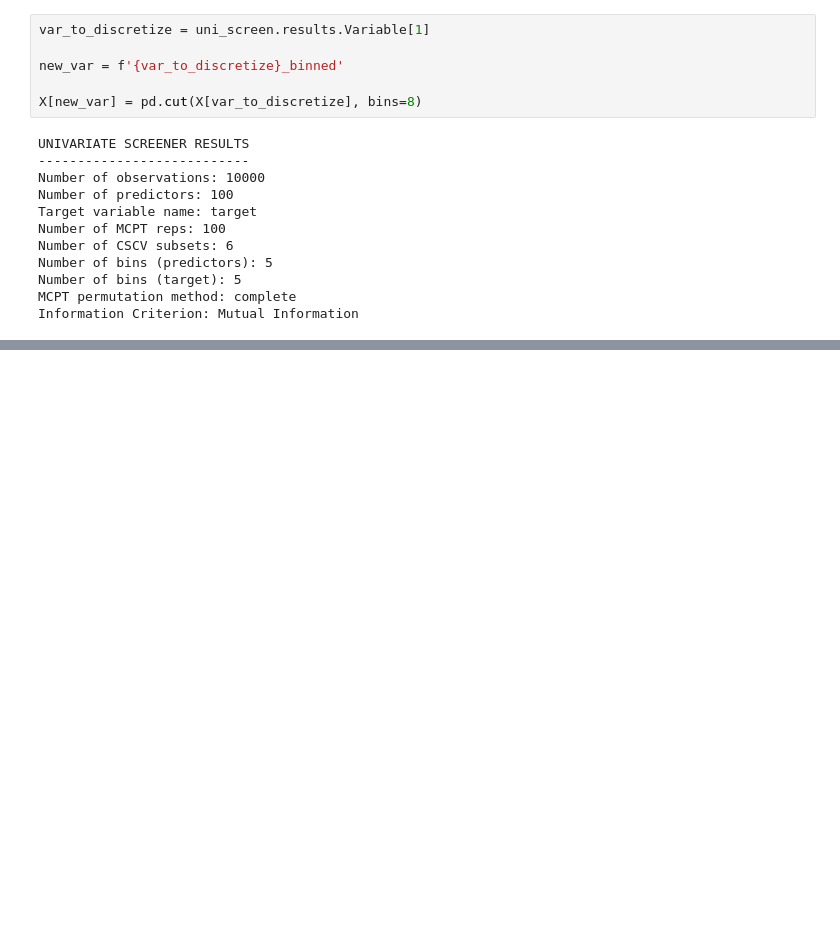
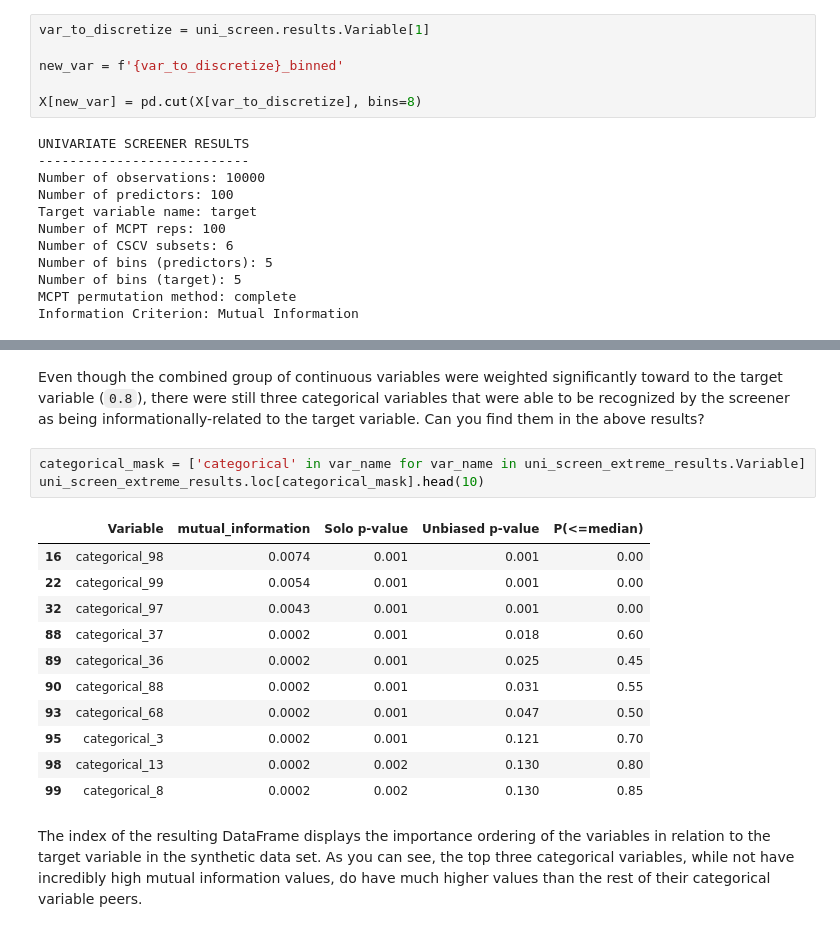
Before and after one commit to narrowgateai/narrowgateai.github.io, a Jupyter notebook: notebooks/nominal2ordinal/nominal2ordinal.ipynb, the cells around one changed output, grey strips where cells are left out. Drawn from its saved outputs; the diff is of its cells as text; blank space fills up the shorter version.

```diff
--- a/notebooks/nominal2ordinal/nominal2ordinal.ipynb
+++ b/notebooks/nominal2ordinal/nominal2ordinal.ipynb
@@ -121,0 +272,19 @@ Index(['x0', 'x1', 'x2', 'x3', 'x4', 'x5', 'x6', 'x7', 'x8', 'x9',
+# %% [markdown]
+Even though the combined group of continuous variables were weighted significantly toward to the target variable (`0.8`), there were still three categorical variables that were able to be recognized by the screener as being informationally-related to the target variable. Can you find them in the above results?
+# %%
+categorical_mask = ['categorical' in var_name for var_name in uni_screen_extreme_results.Variable]
+uni_screen_extreme_results.loc[categorical_mask].head(10)
+# %% [output]
+|  | Variable | mutual_information | Solo p-value | Unbiased p-value | P(<=median) |
+| 16 | categorical_98 | 0.0074 | 0.001 | 0.001 | 0.00 |
+| 22 | categorical_99 | 0.0054 | 0.001 | 0.001 | 0.00 |
+| 32 | categorical_97 | 0.0043 | 0.001 | 0.001 | 0.00 |
+| 88 | categorical_37 | 0.0002 | 0.001 | 0.018 | 0.60 |
+| 89 | categorical_36 | 0.0002 | 0.001 | 0.025 | 0.45 |
+| 90 | categorical_88 | 0.0002 | 0.001 | 0.031 | 0.55 |
+| 93 | categorical_68 | 0.0002 | 0.001 | 0.047 | 0.50 |
+| 95 | categorical_3 | 0.0002 | 0.001 | 0.121 | 0.70 |
+| 98 | categorical_13 | 0.0002 | 0.002 | 0.130 | 0.80 |
+| 99 | categorical_8 | 0.0002 | 0.002 | 0.130 | 0.85 |
+# %% [markdown]
+The index of the resulting DataFrame displays the importance ordering of the variables in relation to the target variable in the synthetic data set. As you can see, the top three categorical variables, while not have incredibly high mutual information values, do have much higher values than the rest of their categorical variable peers.
```
Also changed, not shown: parts of 25 cells of this notebook, 35 other files.
